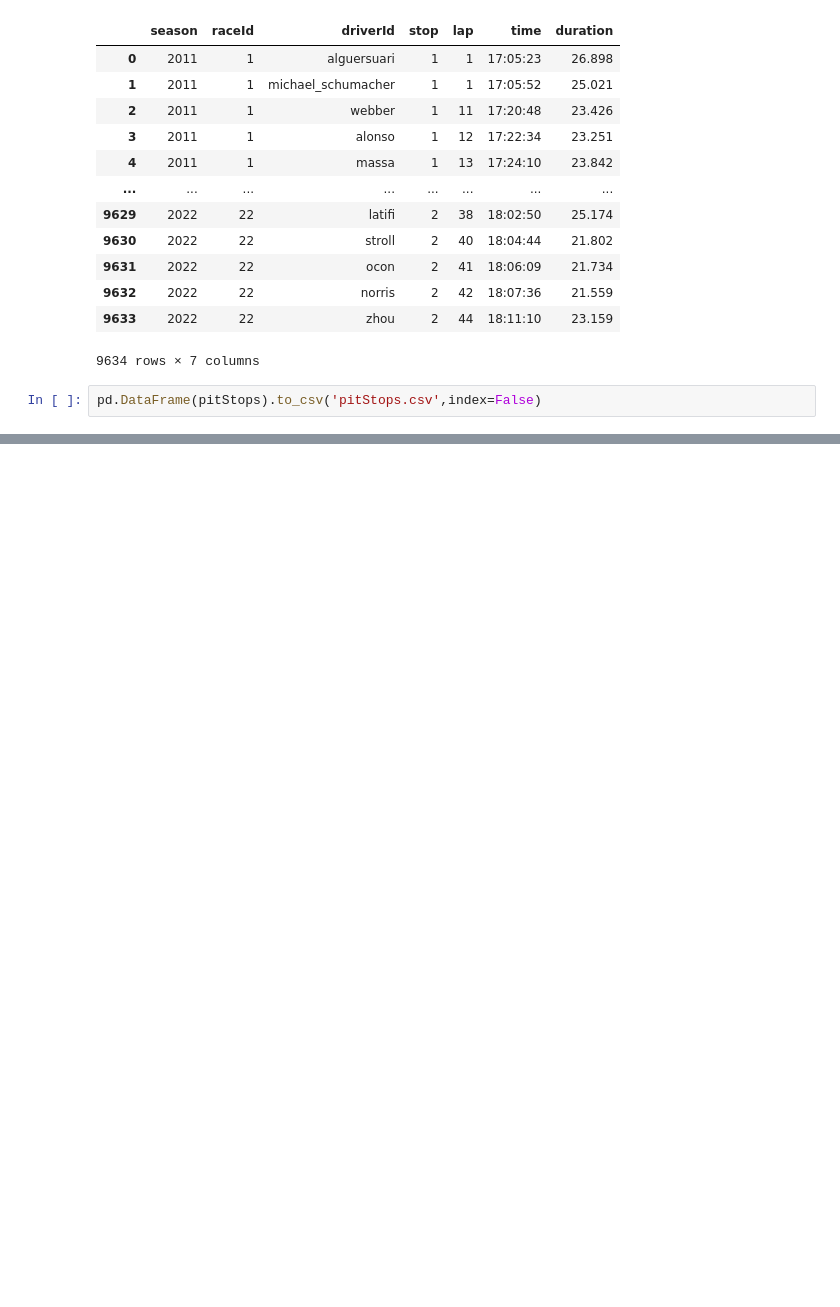
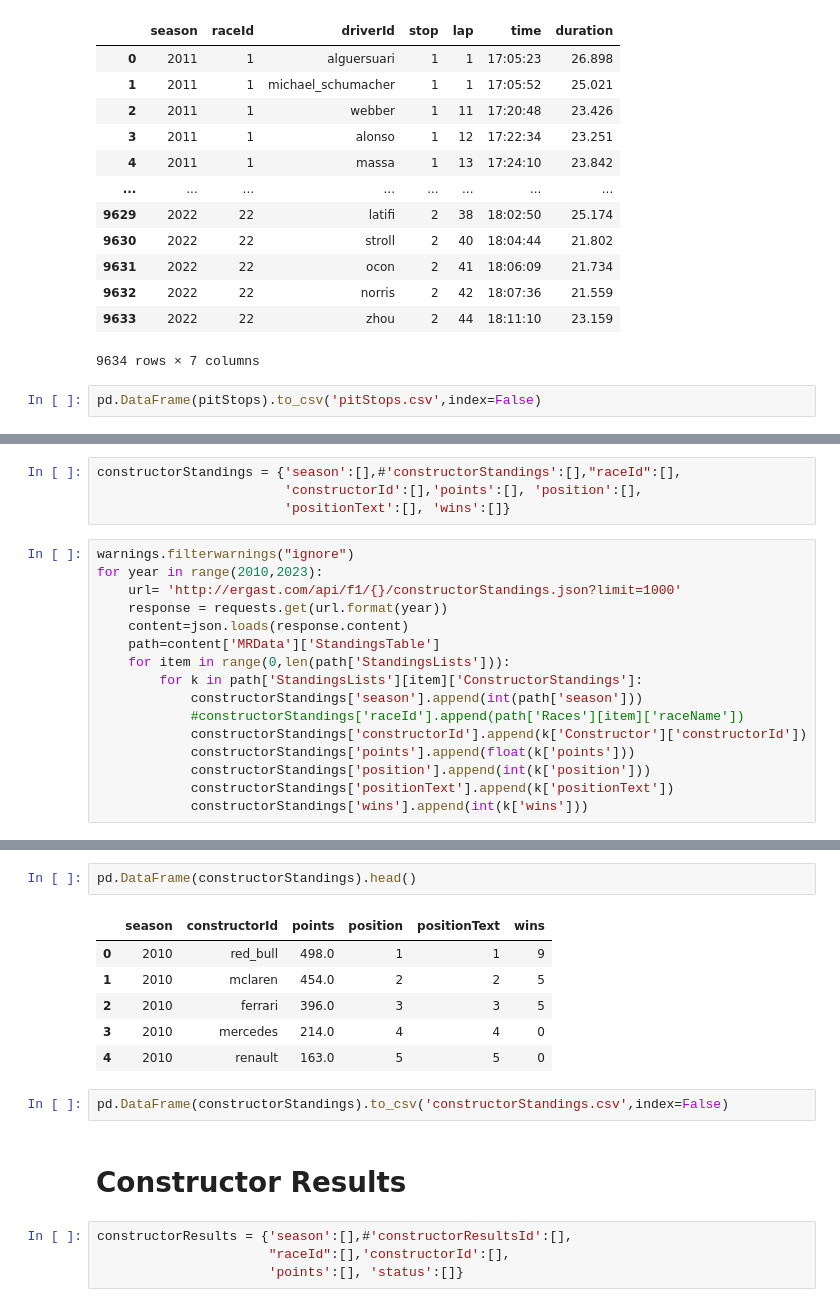
Before and after one commit to jazivegrande/formula-1-data, a Jupyter notebook: f1-analisis.ipynb, the cells around one changed output, grey strips where cells are left out. Saved outputs shown, nothing was run; the diff lists cells and outputs as text; blank space fills up the shorter version.

```diff
--- a/f1-analisis.ipynb
+++ b/f1-analisis.ipynb
@@ -854,0 +996,20 @@ pd.DataFrame(pitStops).to_csv('pitStops.csv',index=False)
+# %%
+constructorStandings = {'season':[],#'constructorStandings':[],"raceId":[],
+                        'constructorId':[],'points':[], 'position':[],
+                        'positionText':[], 'wins':[]}
+# %%
+warnings.filterwarnings("ignore")
+for year in range(2010,2023):
+    url= 'http://ergast.com/api/f1/{}/constructorStandings.json?limit=1000'
+    response = requests.get(url.format(year))
+    content=json.loads(response.content)
+    path=content['MRData']['StandingsTable']
+    for item in range(0,len(path['StandingsLists'])):
+        for k in path['StandingsLists'][item]['ConstructorStandings']:
+            constructorStandings['season'].append(int(path['season']))
+            #constructorStandings['raceId'].append(path['Races'][item]['raceName'])
+            constructorStandings['constructorId'].append(k['Constructor']['constructorId'])
+            constructorStandings['points'].append(float(k['points']))
+            constructorStandings['position'].append(int(k['position']))
+            constructorStandings['positionText'].append(k['positionText'])
+            constructorStandings['wins'].append(int(k['wins']))
@@ -854,0 +1037,17 @@ pd.DataFrame(pitStops).to_csv('pitStops.csv',index=False)
+# %%
+pd.DataFrame(constructorStandings).head()
+# %% [output]
+|  | season | constructorId | points | position | positionText | wins |
+| 0 | 2010 | red_bull | 498.0 | 1 | 1 | 9 |
+| 1 | 2010 | mclaren | 454.0 | 2 | 2 | 5 |
+| 2 | 2010 | ferrari | 396.0 | 3 | 3 | 5 |
+| 3 | 2010 | mercedes | 214.0 | 4 | 4 | 0 |
+| 4 | 2010 | renault | 163.0 | 5 | 5 | 0 |
+# %%
+pd.DataFrame(constructorStandings).to_csv('constructorStandings.csv',index=False)
+# %% [markdown]
+# Constructor Results
+# %%
+constructorResults = {'season':[],#'constructorResultsId':[],
+                      "raceId":[],'constructorId':[],
+                      'points':[], 'status':[]}
```
Also changed, not shown: parts of 22 cells of this notebook, 5 other files.
